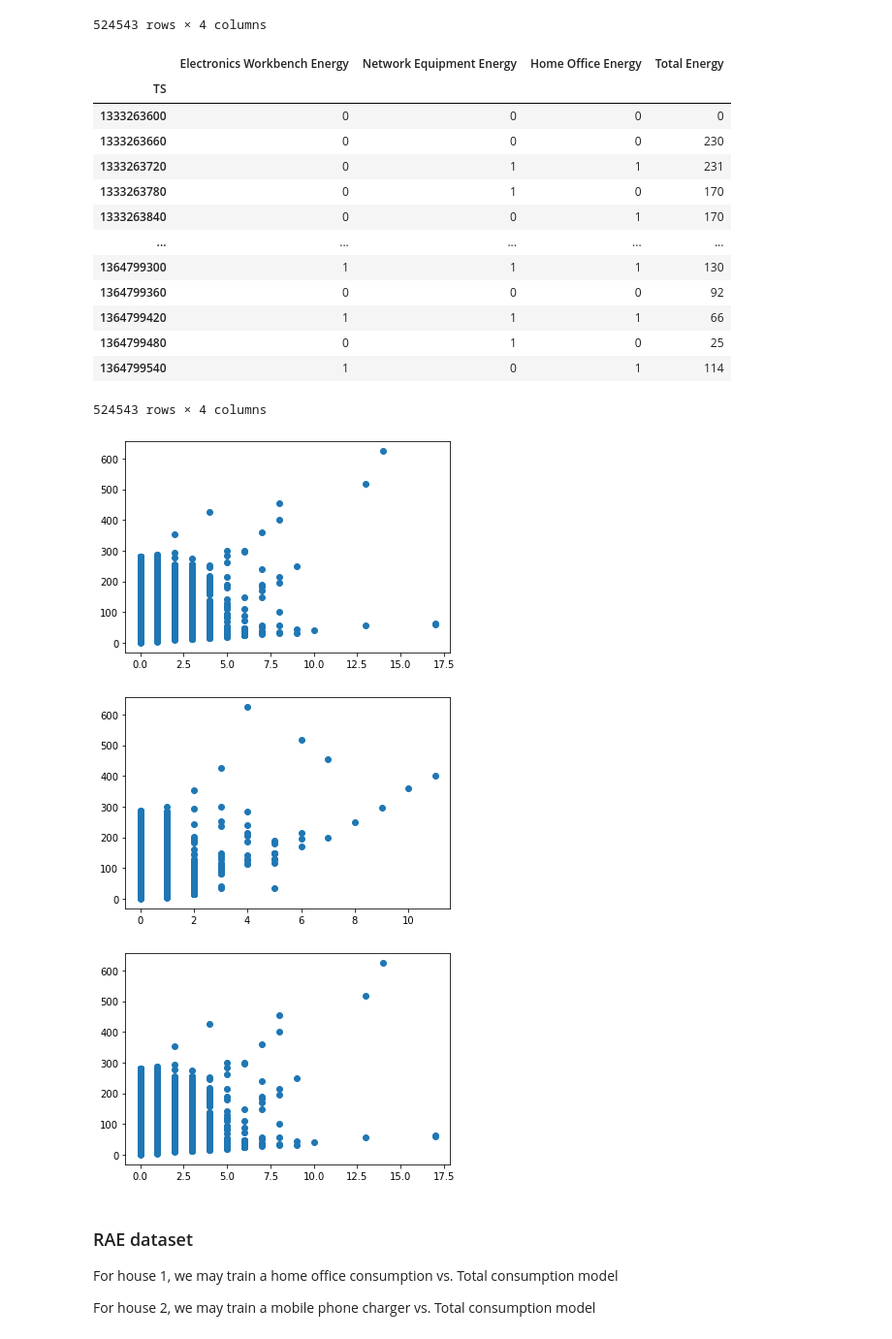
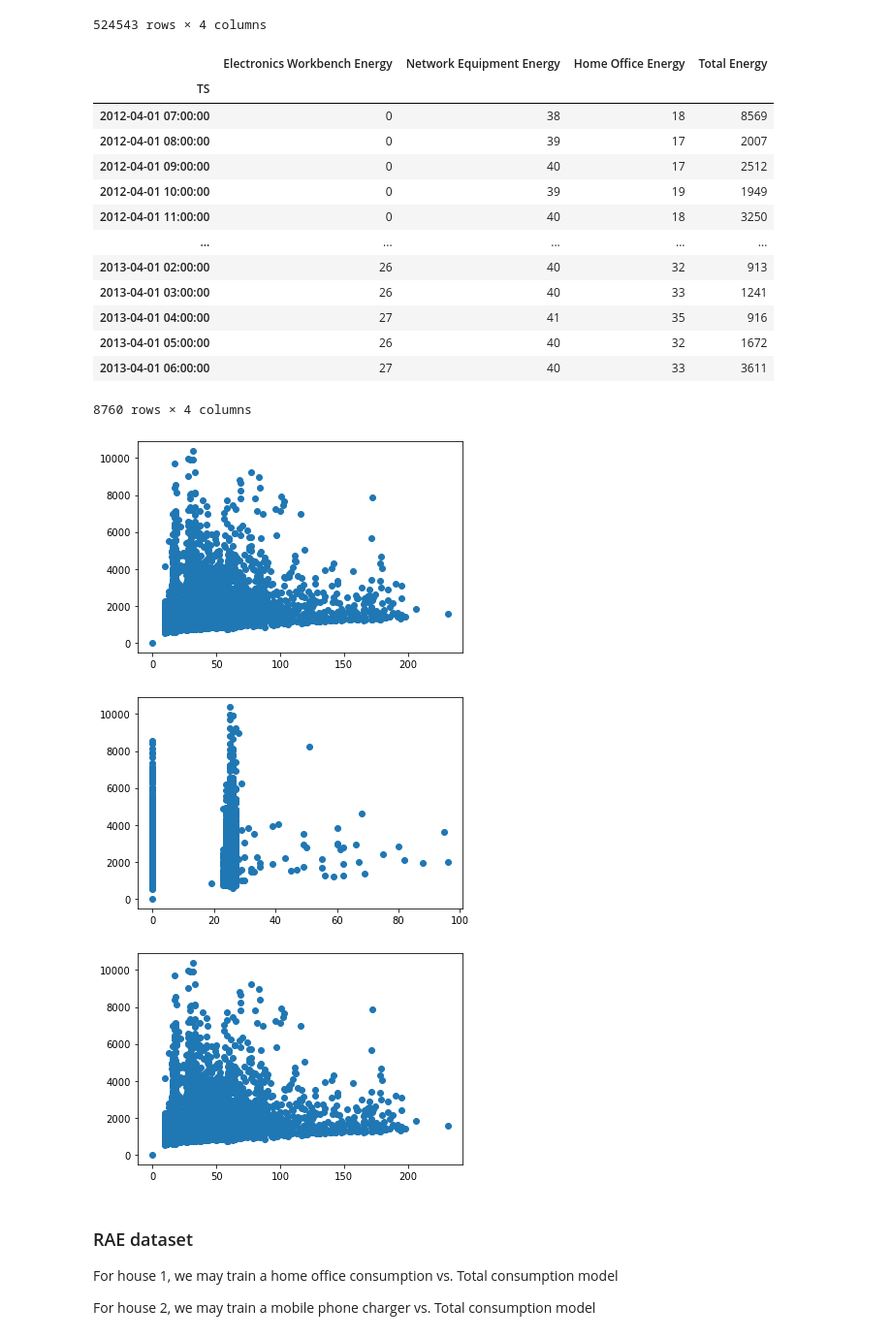
Before and after one commit to rishabhjain1997/Energy-Datasets, a Jupyter notebook: energy_consumption.ipynb, the cells around one changed output. Shown at 97% size. Drawn from its saved outputs; the diff is of its cells as text; code cells hidden in the pictures.

```diff
--- a/energy_consumption.ipynb
+++ b/energy_consumption.ipynb
@@ -155,39 +137,40 @@ AMPDS_df
 524543 rows × 4 columns
 # %%
 AMPDS_df.rename(columns = {'Pt_EBE': 'Electronics Workbench Energy', 'Pt_EQE': 'Network Equipment Energy','Pt_OFE':'Home Office Energy'}, inplace = True)
+AMPDS_df.reset_index(inplace=True)
+AMPDS_df['TS'] = pd.to_datetime(AMPDS_df['TS'], unit='s')
+AMPDS_df = AMPDS_df.resample('H', on='TS').sum()
 AMPDS_df
 # %% [output]
 |  | Electronics Workbench Energy | Network Equipment Energy | Home Office Energy | Total Energy |
 | TS |  |  |  |  |
-| 1333263600 | 0 | 0 | 0 | 0 |
-| 1333263660 | 0 | 0 | 0 | 230 |
-| 1333263720 | 0 | 1 | 1 | 231 |
-| 1333263780 | 0 | 1 | 0 | 170 |
-| 1333263840 | 0 | 0 | 1 | 170 |
+| 2012-04-01 07:00:00 | 0 | 38 | 18 | 8569 |
+| 2012-04-01 08:00:00 | 0 | 39 | 17 | 2007 |
+| 2012-04-01 09:00:00 | 0 | 40 | 17 | 2512 |
+| 2012-04-01 10:00:00 | 0 | 39 | 19 | 1949 |
+| 2012-04-01 11:00:00 | 0 | 40 | 18 | 3250 |
 | ... | ... | ... | ... | ... |
-| 1364799300 | 1 | 1 | 1 | 130 |
-| 1364799360 | 0 | 0 | 0 | 92 |
-| 1364799420 | 1 | 1 | 1 | 66 |
-| 1364799480 | 0 | 1 | 0 | 25 |
-| 1364799540 | 1 | 0 | 1 | 114 |
+| 2013-04-01 02:00:00 | 26 | 40 | 32 | 913 |
+| 2013-04-01 03:00:00 | 26 | 40 | 33 | 1241 |
+| 2013-04-01 04:00:00 | 27 | 41 | 35 | 916 |
+| 2013-04-01 05:00:00 | 26 | 40 | 32 | 1672 |
+| 2013-04-01 06:00:00 | 27 | 40 | 33 | 3611 |
-524543 rows × 4 columns
+8760 rows × 4 columns
 # %%
-#Remove outliers
-AMPDS_df = AMPDS_df[AMPDS_df['Electronics Workbench Energy'] < 20]
 plt.scatter(AMPDS_df['Home Office Energy'], AMPDS_df['Total Energy'])
 plt.show()
 # %% [output]
-[figure, old version]
+[figure, new version]
 # %%
 plt.scatter(AMPDS_df['Electronics Workbench Energy'], AMPDS_df['Total Energy'])
 plt.show()
 # %% [output]
-[figure, old version]
+[figure, new version]
 # %%
 plt.scatter(AMPDS_df['Home Office Energy'], AMPDS_df['Total Energy'])
 plt.show()
 # %% [output]
-[figure, old version]
+[figure, new version]
 # %% [markdown]
 ### RAE dataset
 For house 1, we may train a home office consumption vs. Total consumption model
```
Also changed, not shown: parts of 45 cells of this notebook.
